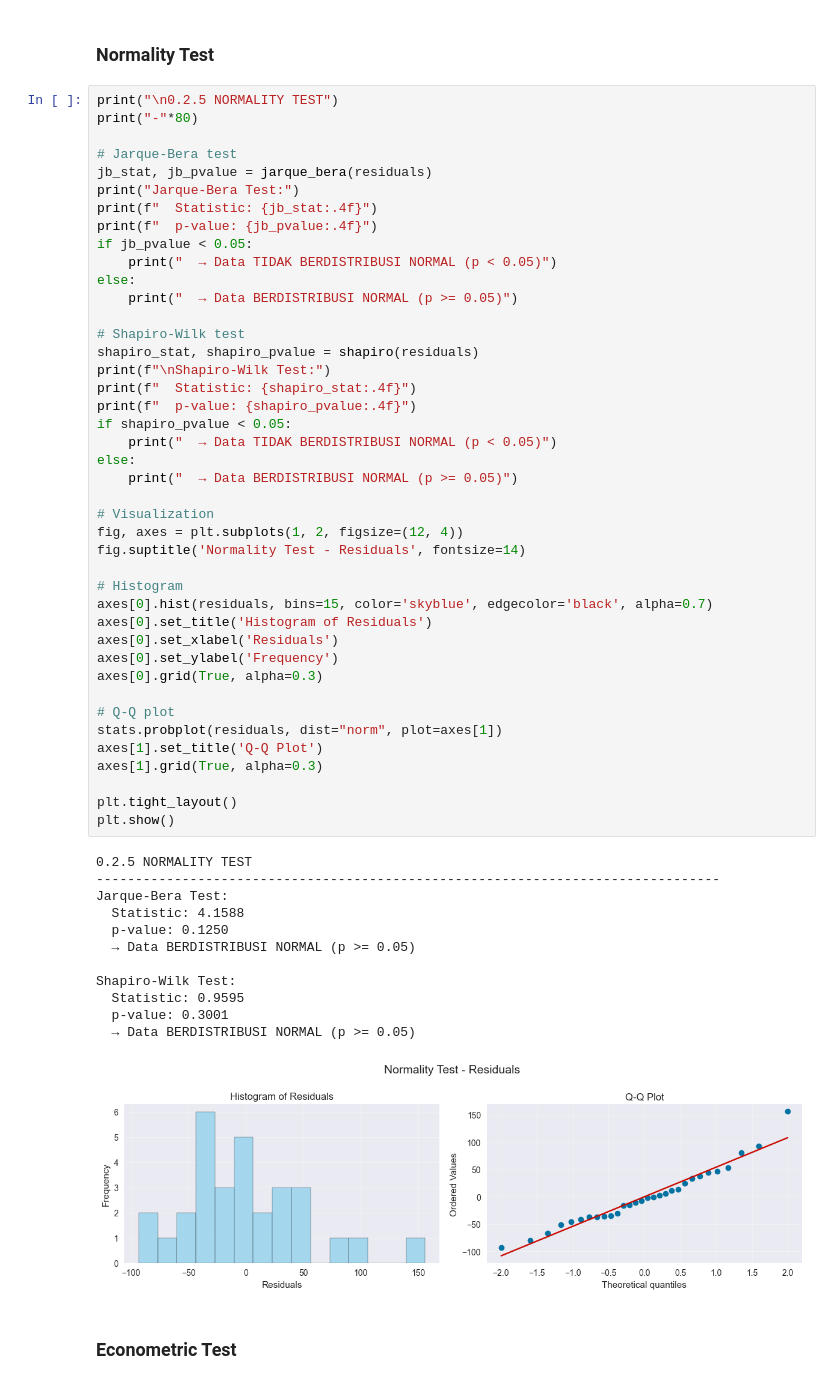
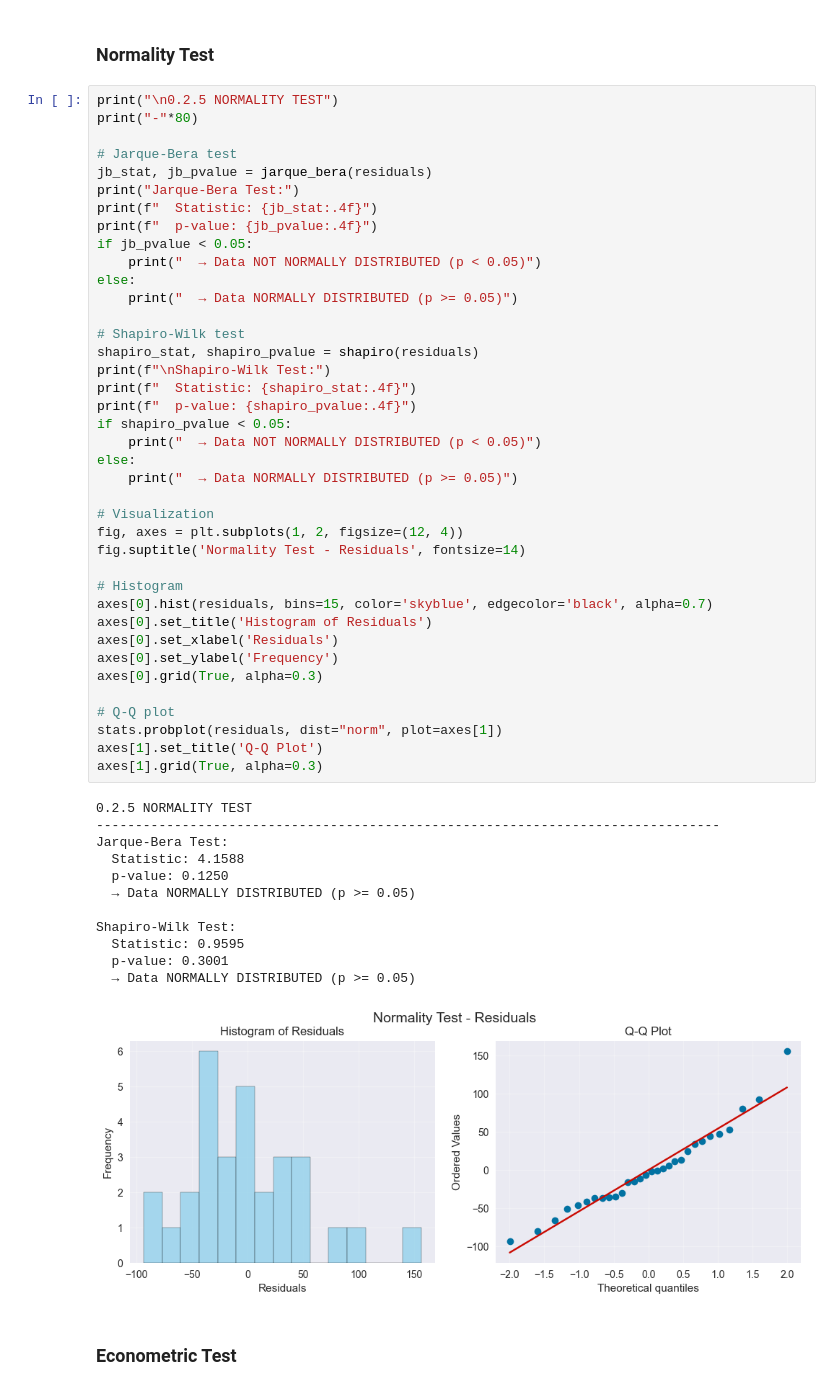
Before and after one commit to maybeitsai/gold-price-prediction, a Jupyter notebook: main.ipynb, the cells around one changed output. Saved outputs shown, nothing was run; the diff lists cells and outputs as text.

```diff
--- a/main.ipynb
+++ b/main.ipynb
@@ -745,9 +746,9 @@ print("Jarque-Bera Test:")
 print(f"  Statistic: {jb_stat:.4f}")
 print(f"  p-value: {jb_pvalue:.4f}")
 if jb_pvalue < 0.05:
-    print("  → Data TIDAK BERDISTRIBUSI NORMAL (p < 0.05)")
+    print("  → Data NOT NORMALLY DISTRIBUTED (p < 0.05)")
 else:
-    print("  → Data BERDISTRIBUSI NORMAL (p >= 0.05)")
+    print("  → Data NORMALLY DISTRIBUTED (p >= 0.05)")
 
 # Shapiro-Wilk test
 shapiro_stat, shapiro_pvalue = shapiro(residuals)
@@ -755,41 +756,38 @@ print(f"\nShapiro-Wilk Test:")
 print(f"  Statistic: {shapiro_stat:.4f}")
 print(f"  p-value: {shapiro_pvalue:.4f}")
 if shapiro_pvalue < 0.05:
-    print("  → Data TIDAK BERDISTRIBUSI NORMAL (p < 0.05)")
+    print("  → Data NOT NORMALLY DISTRIBUTED (p < 0.05)")
 else:
-    print("  → Data BERDISTRIBUSI NORMAL (p >= 0.05)")
+    print("  → Data NORMALLY DISTRIBUTED (p >= 0.05)")
 
 # Visualization
 fig, axes = plt.subplots(1, 2, figsize=(12, 4))
 fig.suptitle('Normality Test - Residuals', fontsize=14)
 
 # Histogram
 axes[0].hist(residuals, bins=15, color='skyblue', edgecolor='black', alpha=0.7)
 axes[0].set_title('Histogram of Residuals')
 axes[0].set_xlabel('Residuals')
 axes[0].set_ylabel('Frequency')
 axes[0].grid(True, alpha=0.3)
 
 # Q-Q plot
 stats.probplot(residuals, dist="norm", plot=axes[1])
 axes[1].set_title('Q-Q Plot')
 axes[1].grid(True, alpha=0.3)
-
-plt.tight_layout()
-plt.show()
 # %% [output]
 0.2.5 NORMALITY TEST
 --------------------------------------------------------------------------------
 Jarque-Bera Test:
   Statistic: 4.1588
   p-value: 0.1250
-  → Data BERDISTRIBUSI NORMAL (p >= 0.05)
+  → Data NORMALLY DISTRIBUTED (p >= 0.05)
 
 Shapiro-Wilk Test:
   Statistic: 0.9595
   p-value: 0.3001
-  → Data BERDISTRIBUSI NORMAL (p >= 0.05)
+  → Data NORMALLY DISTRIBUTED (p >= 0.05)
-[figure, old version]
+[figure, new version]
 # %% [markdown]
 ### Econometric Test
 # %%
```
Also changed, not shown: parts of 77 cells of this notebook.
